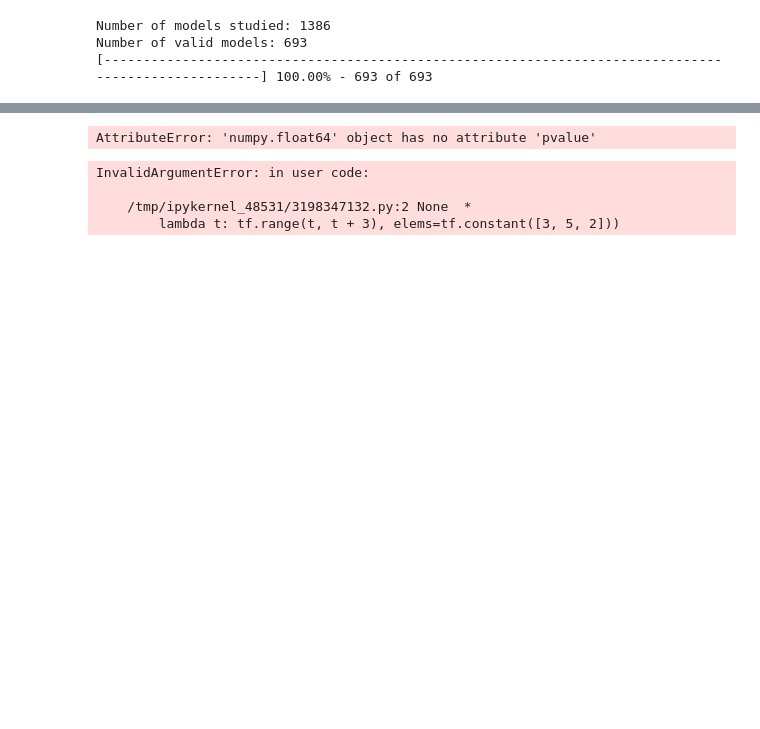
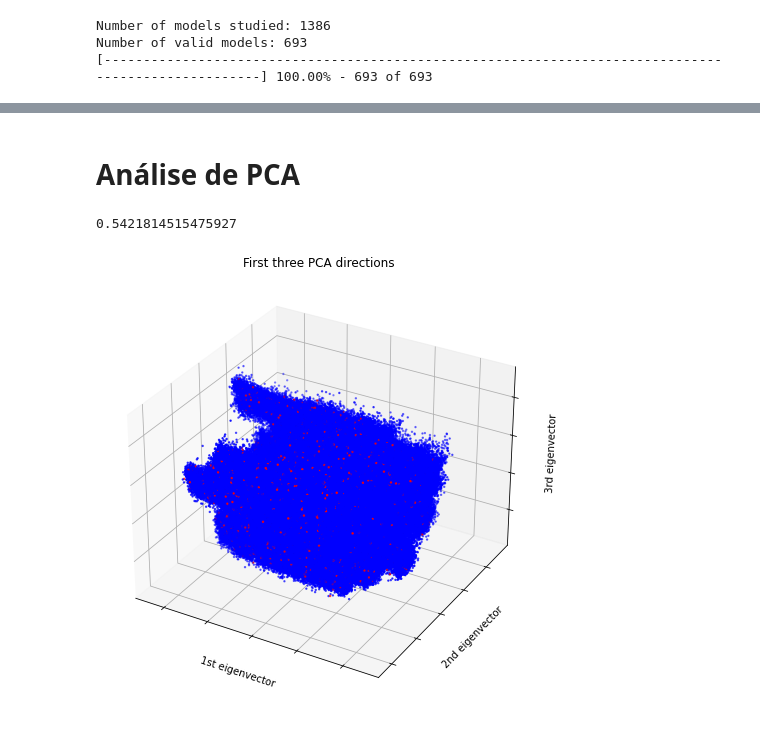
Before and after one commit to Esterci/Learning, a Jupyter notebook: Python/Anomaly_Detection/hyper_parameters_study/results_analyses.ipynb, the cells around one changed output, grey strips where cells are left out. Cells and saved outputs as stored; diff of their text form; code cells hidden in the pictures; blank space fills up the shorter version.

```diff
--- a/Python/Anomaly_Detection/hyper_parameters_study/results_analyses.ipynb
+++ b/Python/Anomaly_Detection/hyper_parameters_study/results_analyses.ipynb
@@ -522,12 +343,0 @@ rs = stats.ks_2samp(rvs1, rvs1).pvalue
-# %%
-rs.pvalue
-# %% [output]
-AttributeError: 'numpy.float64' object has no attribute 'pvalue'
-# %%
-import tensorflow as tf
-tf.map_fn(fn=lambda t: tf.range(t[:,], t + 3), elems=tf.constant([[3, 5, 2],[4,5,6]]))
-# %% [output]
-InvalidArgumentError: in user code:
-
-    /tmp/ipykernel_48531/3198347132.py:2 None  *
-        lambda t: tf.range(t, t + 3), elems=tf.constant([3, 5, 2]))
@@ -536,0 +344,47 @@ You can calculate your 'values_array' by converting the "tensor-to-list" or "ten
+# %% [markdown]
+# Análise de PCA
+# %%
+%matplotlib inline
+
+data = best_model_dict['data']
+
+y = best_model_dict['target']
+
+pca = PCA(n_components=3).fit(data)
+
+print(np.sum(pca.explained_variance_))
+
+reduced = pca.transform(data)
+
+colors = []
+
+for target in y:
+
+    if target == 0:
+        colors.append('b')
+
+    else:
+        colors.append('r')
+
+# To getter a better understanding of interaction of the dimensions
+# plot the first three PCA dimensions
+
+fig = plt.figure(1, figsize=(8, 6))
+
+ax = Axes3D(fig)
+
+ax.scatter(reduced[:, 0], reduced[:, 1], reduced[:, 2], c=colors,
+           cmap=plt.cm.Set1, s=2)
+
+ax.set_title("First three PCA directions")
+ax.set_xlabel("1st eigenvector")
+ax.w_xaxis.set_ticklabels([])
+ax.set_ylabel("2nd eigenvector")
+ax.w_yaxis.set_ticklabels([])
+ax.set_zlabel("3rd eigenvector")
+ax.w_zaxis.set_ticklabels([])
+
+plt.show()
+# %% [output]
+0.5421814515475927
+[figure, added]
```
Also changed, not shown: parts of 22 cells of this notebook.
